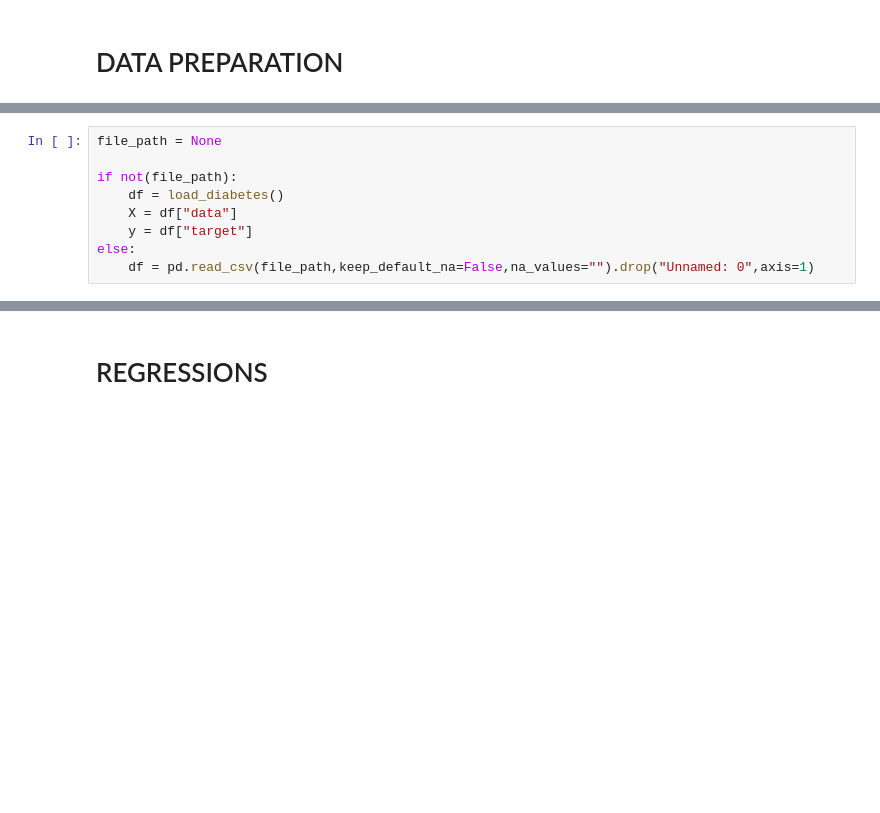
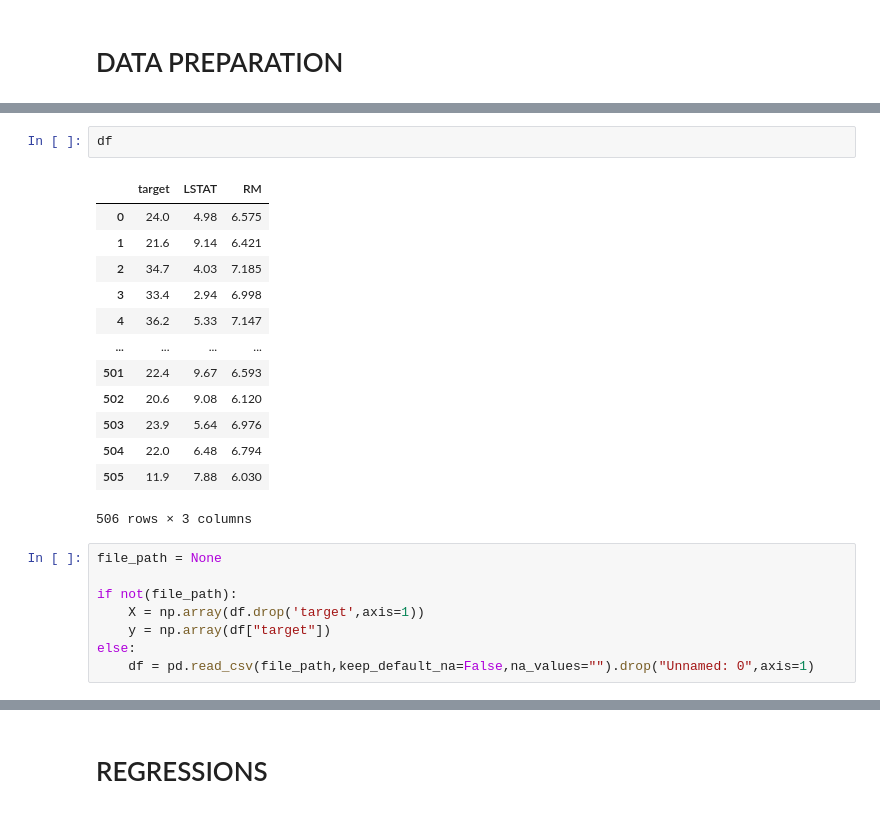
Before and after one commit to YannBerthelot/starter-notebooks, a Jupyter notebook: Linear Regressions.ipynb, the cells around one changed output, grey strips where cells are left out. Saved outputs shown, nothing was run; the diff lists cells and outputs as text; blank space fills up the shorter version.

```diff
--- a/Linear Regressions.ipynb
+++ b/Linear Regressions.ipynb
@@ -19,9 +35,24 @@ from graph_utils import plot_multiple,plot_xy
+# %%
+df
+# %% [output]
+|  | target | LSTAT | RM |
+| 0 | 24.0 | 4.98 | 6.575 |
+| 1 | 21.6 | 9.14 | 6.421 |
+| 2 | 34.7 | 4.03 | 7.185 |
+| 3 | 33.4 | 2.94 | 6.998 |
+| 4 | 36.2 | 5.33 | 7.147 |
+| ... | ... | ... | ... |
+| 501 | 22.4 | 9.67 | 6.593 |
+| 502 | 20.6 | 9.08 | 6.120 |
+| 503 | 23.9 | 5.64 | 6.976 |
+| 504 | 22.0 | 6.48 | 6.794 |
+| 505 | 11.9 | 7.88 | 6.030 |
+506 rows × 3 columns
 # %%
 file_path = None
 
 if not(file_path):
-    df = load_diabetes()
-    X = df["data"]
-    y = df["target"]
+    X = np.array(df.drop('target',axis=1))
+    y = np.array(df["target"])
 else:
     df = pd.read_csv(file_path,keep_default_na=False,na_values="").drop("Unnamed: 0",axis=1)
```
Also changed, not shown: parts of 25 cells of this notebook.
